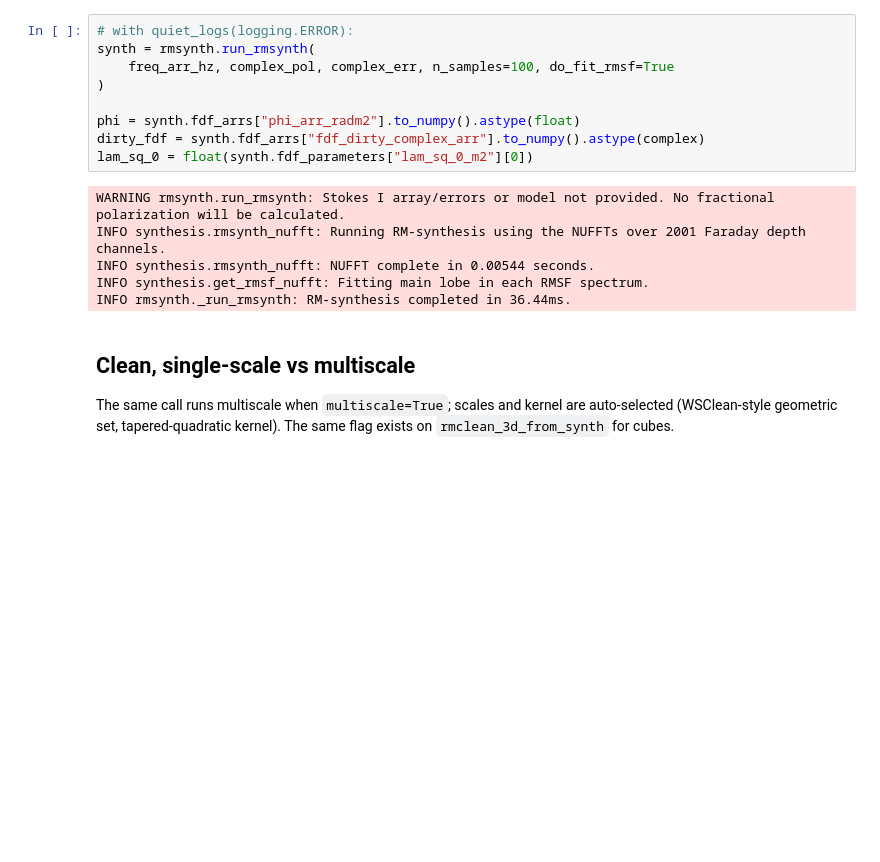
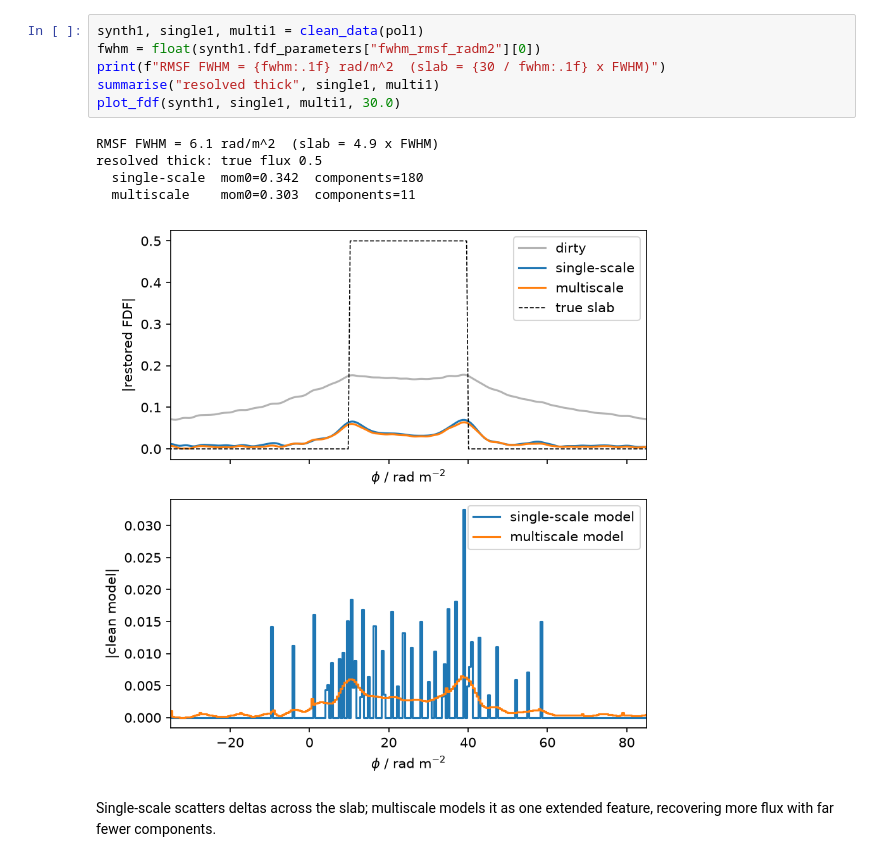
Before and after one commit to AlecThomson/rm-lite, a Jupyter notebook: docs/examples/rmclean_multiscale_1d.ipynb, the cells around one changed output. Drawn from its saved outputs; the diff is of its cells as text; blank space fills up the shorter version.

```diff
--- a/docs/examples/rmclean_multiscale_1d.ipynb
+++ b/docs/examples/rmclean_multiscale_1d.ipynb
@@ -91,21 +168,15 @@ Build the dirty FDF and RMSF.
 # %%
-# with quiet_logs(logging.ERROR):
-synth = rmsynth.run_rmsynth(
-    freq_arr_hz, complex_pol, complex_err, n_samples=100, do_fit_rmsf=True
-)
-
-phi = synth.fdf_arrs["phi_arr_radm2"].to_numpy().astype(float)
-dirty_fdf = synth.fdf_arrs["fdf_dirty_complex_arr"].to_numpy().astype(complex)
-lam_sq_0 = float(synth.fdf_parameters["lam_sq_0_m2"][0])
+synth1, single1, multi1 = clean_data(pol1)
+fwhm = float(synth1.fdf_parameters["fwhm_rmsf_radm2"][0])
+print(f"RMSF FWHM = {fwhm:.1f} rad/m^2  (slab = {30 / fwhm:.1f} x FWHM)")
+summarise("resolved thick", single1, multi1)
+plot_fdf(synth1, single1, multi1, 30.0)
 # %% [output]
-WARNING rmsynth.run_rmsynth: Stokes I array/errors or model not provided. No fractional polarization will be calculated.
-INFO synthesis.rmsynth_nufft: Running RM-synthesis using the NUFFTs over 2001 Faraday depth channels.
-INFO synthesis.rmsynth_nufft: NUFFT complete in 0.00544 seconds.
-INFO synthesis.get_rmsf_nufft: Fitting main lobe in each RMSF spectrum.
-INFO rmsynth._run_rmsynth: RM-synthesis completed in 36.44ms.
+RMSF FWHM = 6.1 rad/m^2  (slab = 4.9 x FWHM)
+resolved thick: true flux 0.5
+  single-scale  mom0=0.342  components=180
+  multiscale    mom0=0.303  components=11
+[figure, added]
 # %% [markdown]
-## Clean, single-scale vs multiscale
-
-The same call runs multiscale when `multiscale=True`; scales and kernel are
-auto-selected (WSClean-style geometric set, tapered-quadratic kernel). The
-same flag exists on `rmclean_3d_from_synth` for cubes.
+Single-scale scatters deltas across the slab; multiscale models it as one
+extended feature, recovering more flux with far fewer components.
```
Also changed, not shown: parts of 25 cells of this notebook, 2 other files.
